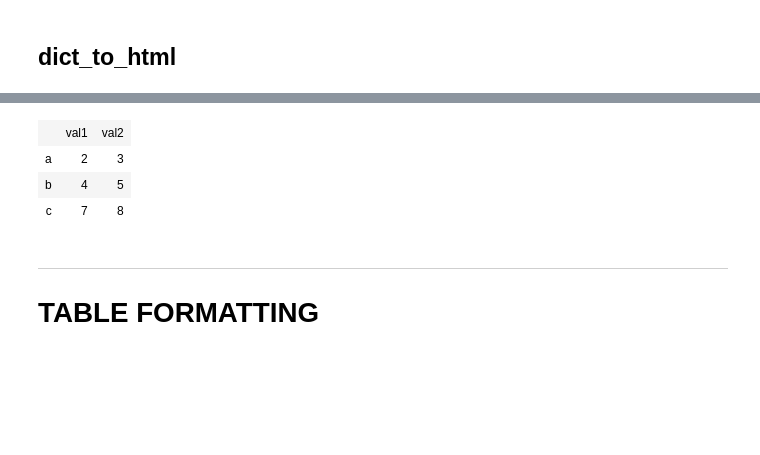
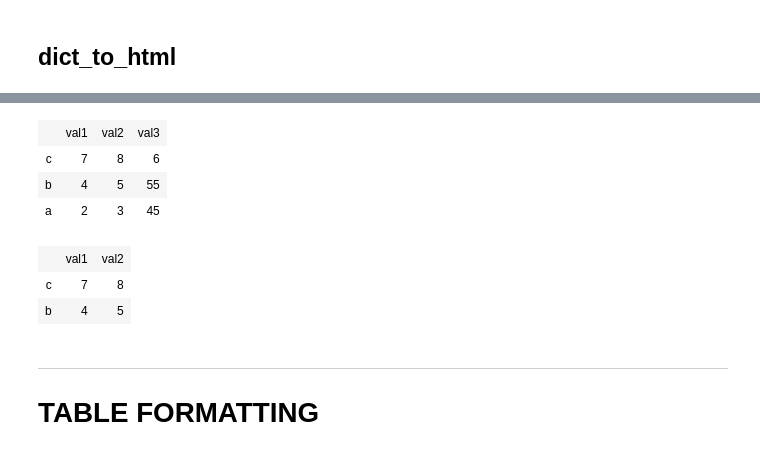
Before and after one commit to a-slide/pycltools, a Jupyter notebook: test_pycl.ipynb, the cells around one changed output, grey strips where cells are left out. Cells and saved outputs as stored; diff of their text form; code cells hidden in the pictures; blank space fills up the shorter version.

```diff
--- a/test_pycl.ipynb
+++ b/test_pycl.ipynb
@@ -573,12 +577,18 @@ class dict_to_html(collections.OrderedDict)
  |  get(...)
  |      D.get(k[,d]) -> D[k] if k in D, else d.  d defaults to None.
 # %%
-dict_to_html({'a':{'val1':2,'val2':3},'b':{'val1':4,'val2':5},'c':{'val1':7,'val2':8}})
+dict_to_html({'a':{'val1':2,'val2':3, "val3":45},'b':{'val1':4,'val2':5, "val3":55},'c':{'val1':7,'val2':8, "val3":6}})
 # %% [output]
-|  | val1 | val2 |
-| a | 2 | 3 |
-| b | 4 | 5 |
-| c | 7 | 8 |
+|  | val1 | val2 | val3 |
+| c | 7 | 8 | 6 |
+| b | 4 | 5 | 55 |
+| a | 2 | 3 | 45 |
+# %%
+dict_to_html({'a':{'val1':2,'val2':3, "val3":45},'b':{'val1':4,'val2':5, "val3":55},'c':{'val1':7,'val2':8, "val3":6}}, max_col=2, max_row=2)
+# %% [output]
+|  | val1 | val2 |
+| c | 7 | 8 |
+| b | 4 | 5 |
 # %% [markdown]
 ---
 # TABLE FORMATTING
```
Also changed, not shown: parts of 7 cells of this notebook, 1 other file.
